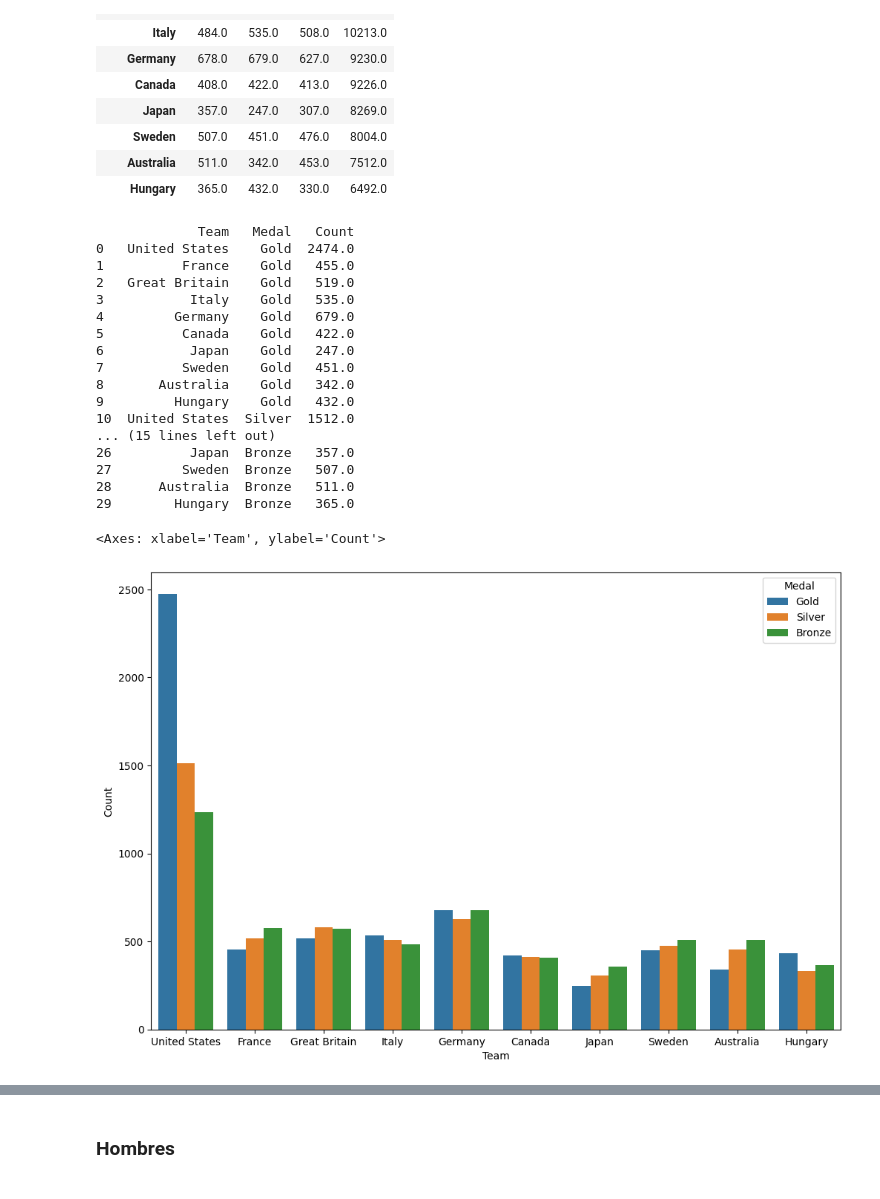
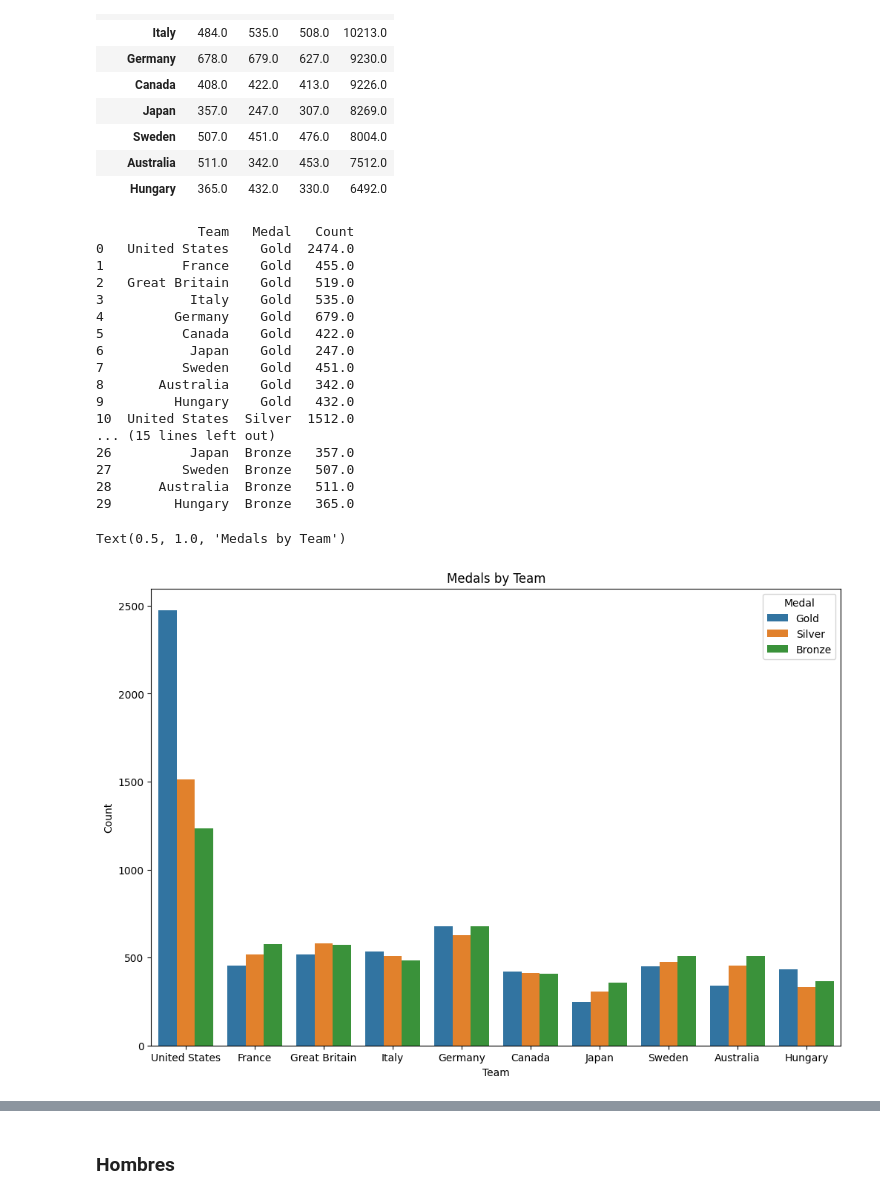
Before and after one commit to ju4n-avendanoa/Data_Olympics, a Jupyter notebook: main.ipynb, the cells around one changed output, grey strips where cells are left out. Drawn from its saved outputs; the diff is of its cells as text; code cells hidden in the pictures.

```diff
--- a/main.ipynb
+++ b/main.ipynb
@@ -370,29 +372,29 @@ country_medal_top20
 # %%
 country_medal_reset = country_medal_top20.reset_index()
 medals_melted = country_medal_reset.melt(id_vars='Team', value_vars=['Gold', 'Silver', 'Bronze'], var_name='Medal', value_name='Count')
 
 print(medals_melted)
 
-# Ahora creamos el gráfico de barras apiladas
 plt.figure(figsize=(12, 8))
 sns.barplot(x='Team', y='Count', hue='Medal', data=medals_melted)
+plt.title("Medals by Team")
 # %% [output]
              Team   Medal   Count
 0   United States    Gold  2474.0
 1          France    Gold   455.0
 2   Great Britain    Gold   519.0
 3           Italy    Gold   535.0
 4         Germany    Gold   679.0
 5          Canada    Gold   422.0
 6           Japan    Gold   247.0
 7          Sweden    Gold   451.0
 8       Australia    Gold   342.0
 9         Hungary    Gold   432.0
 10  United States  Silver  1512.0
 ... (15 lines left out)
 26          Japan  Bronze   357.0
 27         Sweden  Bronze   507.0
 28      Australia  Bronze   511.0
 29        Hungary  Bronze   365.0
-<Axes: xlabel='Team', ylabel='Count'>
+Text(0.5, 1.0, 'Medals by Team')
-[figure, old version]
+[figure, new version]
```
Also changed, not shown: parts of 42 cells of this notebook.
